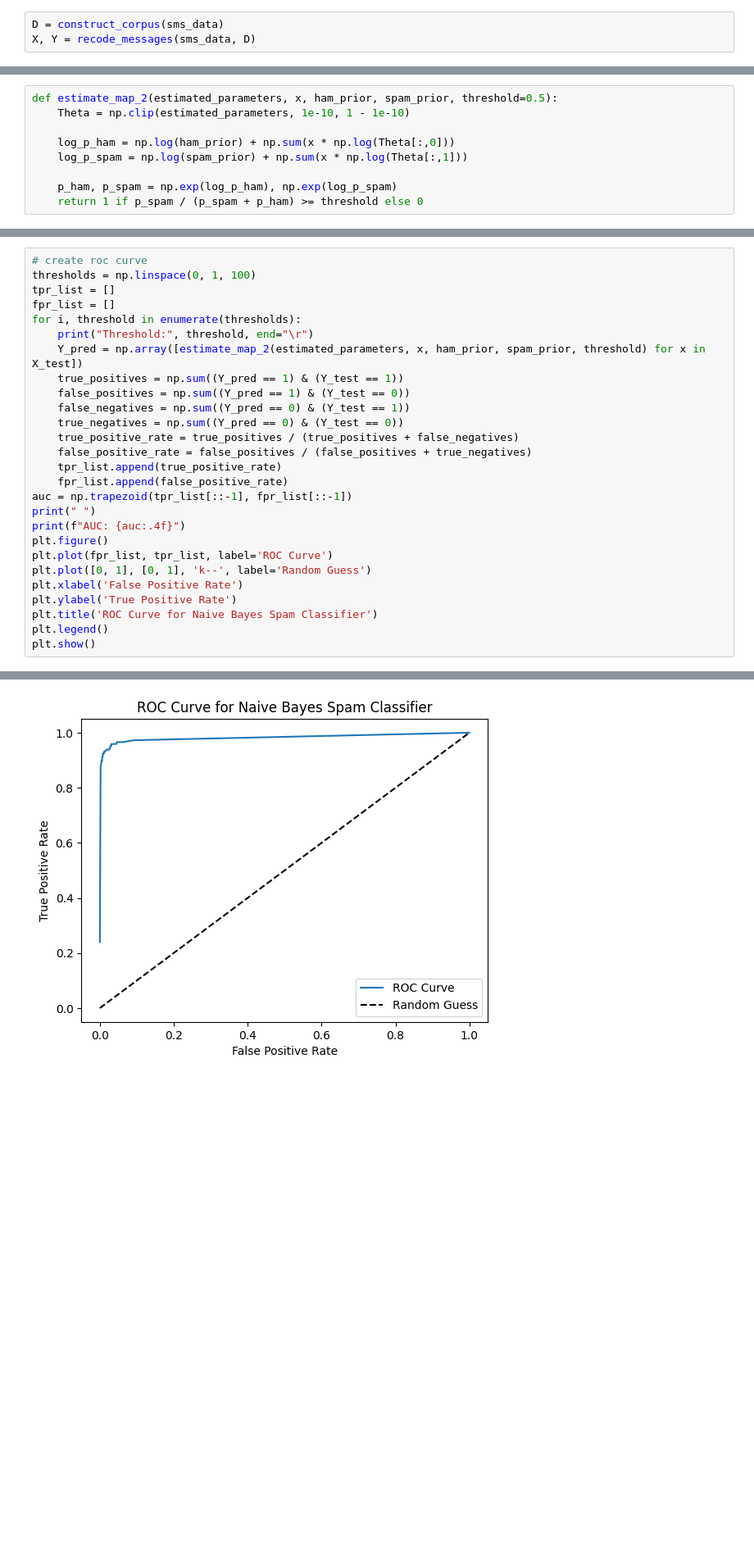
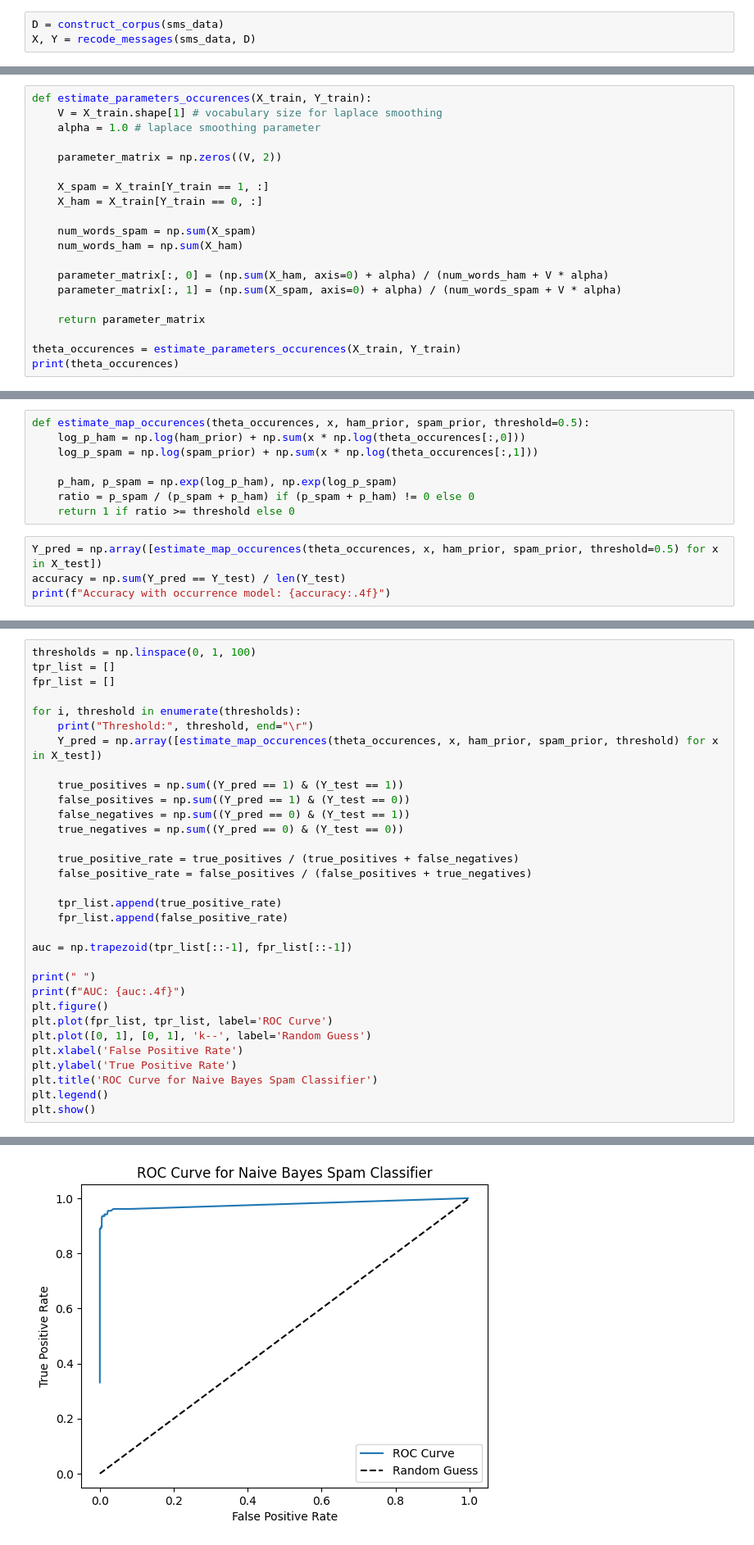
Before and after one commit to vincenteichhorn/cs-apml-assignments, a Jupyter notebook: src/01-spam-classification/Spam_project_subject_2025.ipynb, the cells around one changed output, grey strips where cells are left out. Shown at 82% size. Drawn from its saved outputs; the diff is of its cells as text; blank space fills up the shorter version.

```diff
--- a/src/01-spam-classification/Spam_project_subject_2025.ipynb
+++ b/src/01-spam-classification/Spam_project_subject_2025.ipynb
@@ -461,0 +486,20 @@ print(estimated_parameters)
+# %%
+def estimate_parameters_occurences(X_train, Y_train):
+    V = X_train.shape[1] # vocabulary size for laplace smoothing
+    alpha = 1.0 # laplace smoothing parameter
+
+    parameter_matrix = np.zeros((V, 2))
+
+    X_spam = X_train[Y_train == 1, :]
+    X_ham = X_train[Y_train == 0, :]
+
+    num_words_spam = np.sum(X_spam)
+    num_words_ham = np.sum(X_ham)
+
+    parameter_matrix[:, 0] = (np.sum(X_ham, axis=0) + alpha) / (num_words_ham + V * alpha)
+    parameter_matrix[:, 1] = (np.sum(X_spam, axis=0) + alpha) / (num_words_spam + V * alpha)
+
+    return parameter_matrix
+
+theta_occurences = estimate_parameters_occurences(X_train, Y_train)
+print(theta_occurences)
@@ -462,9 +514,12 @@ print(estimated_parameters)
 # %%
-def estimate_map_2(estimated_parameters, x, ham_prior, spam_prior, threshold=0.5):
-    Theta = np.clip(estimated_parameters, 1e-10, 1 - 1e-10)
-
-    log_p_ham = np.log(ham_prior) + np.sum(x * np.log(Theta[:,0]))
-    log_p_spam = np.log(spam_prior) + np.sum(x * np.log(Theta[:,1]))
+def estimate_map_occurences(theta_occurences, x, ham_prior, spam_prior, threshold=0.5):
+    log_p_ham = np.log(ham_prior) + np.sum(x * np.log(theta_occurences[:,0]))
+    log_p_spam = np.log(spam_prior) + np.sum(x * np.log(theta_occurences[:,1]))
 
     p_ham, p_spam = np.exp(log_p_ham), np.exp(log_p_spam)
-    return 1 if p_spam / (p_spam + p_ham) >= threshold else 0
+    ratio = p_spam / (p_spam + p_ham) if (p_spam + p_ham) != 0 else 0
+    return 1 if ratio >= threshold else 0
+# %%
+Y_pred = np.array([estimate_map_occurences(theta_occurences, x, ham_prior, spam_prior, threshold=0.5) for x in X_test])
+accuracy = np.sum(Y_pred == Y_test) / len(Y_test)
+print(f"Accuracy with occurrence model: {accuracy:.4f}")
@@ -471,20 +528,25 @@ def estimate_map_2(estimated_parameters, x, ham_prior, spam_prior, threshold=0.5
 # %%
-# create roc curve
 thresholds = np.linspace(0, 1, 100)
 tpr_list = []
 fpr_list = []
+
 for i, threshold in enumerate(thresholds):
     print("Threshold:", threshold, end="\r")
-    Y_pred = np.array([estimate_map_2(estimated_parameters, x, ham_prior, spam_prior, threshold) for x in X_test])
+    Y_pred = np.array([estimate_map_occurences(theta_occurences, x, ham_prior, spam_prior, threshold) for x in X_test])
+
     true_positives = np.sum((Y_pred == 1) & (Y_test == 1))
     false_positives = np.sum((Y_pred == 1) & (Y_test == 0))
     false_negatives = np.sum((Y_pred == 0) & (Y_test == 1))
     true_negatives = np.sum((Y_pred == 0) & (Y_test == 0))
+
     true_positive_rate = true_positives / (true_positives + false_negatives)
     false_positive_rate = false_positives / (false_positives + true_negatives)
+
     tpr_list.append(true_positive_rate)
     fpr_list.append(false_positive_rate)
+
 auc = np.trapezoid(tpr_list[::-1], fpr_list[::-1])
+
 print(" ")
 print(f"AUC: {auc:.4f}")
 plt.figure()
@@ -501 +564 @@ AUC: 0.9825
-[figure, old version]
+[figure, new version]
```
Also changed, not shown: parts of 17 cells of this notebook.
